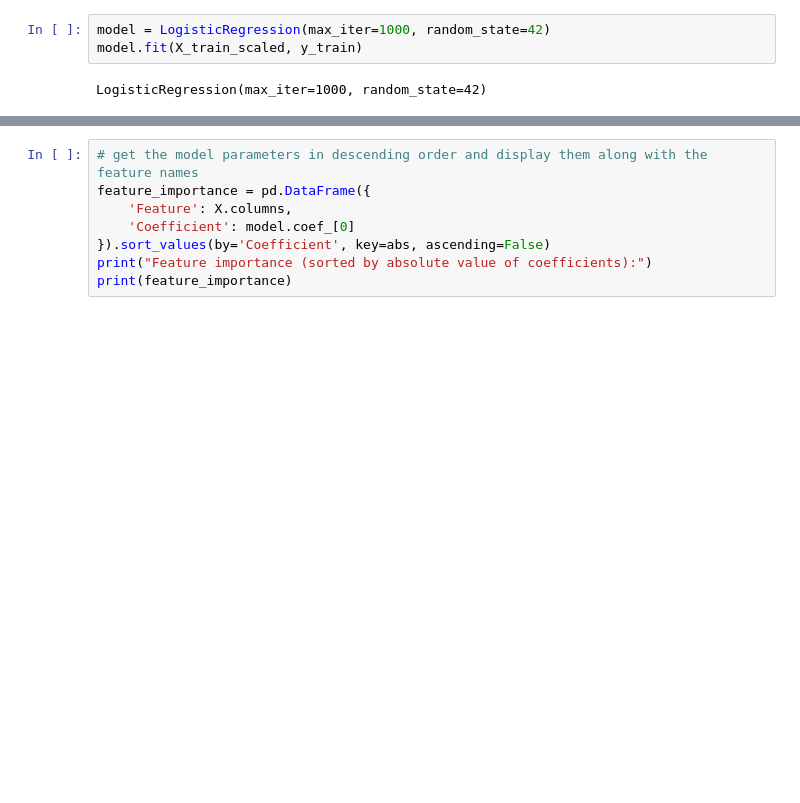
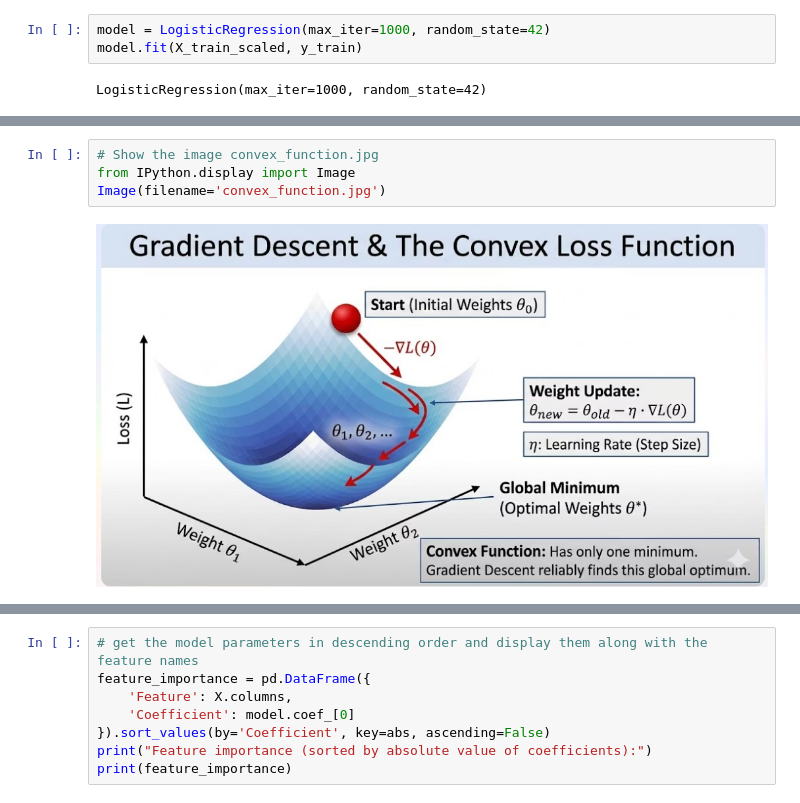
Before and after one commit to bk-anupam/DeepLearningWSL, a Jupyter notebook: Training/AI_In_HealthCare/medical_predictive_analysis.ipynb, the cells around one changed output, grey strips where cells are left out. Saved outputs shown, nothing was run; the diff lists cells and outputs as text; blank space fills up the shorter version.

```diff
--- a/Training/AI_In_HealthCare/medical_predictive_analysis.ipynb
+++ b/Training/AI_In_HealthCare/medical_predictive_analysis.ipynb
@@ -438,3 +463,9 @@ Training is the process of finding the best weights ($w$) and bias ($b$) that mi
+# %%
+# Show the image convex_function.jpg
+from IPython.display import Image
+Image(filename='convex_function.jpg')
+# %% [output]
+[figure, added]
 # %% [markdown]
 ### Logistic regression as log-odds of an event occuring
 
```
Also changed, not shown: parts of 6 cells of this notebook, 1 other file.
